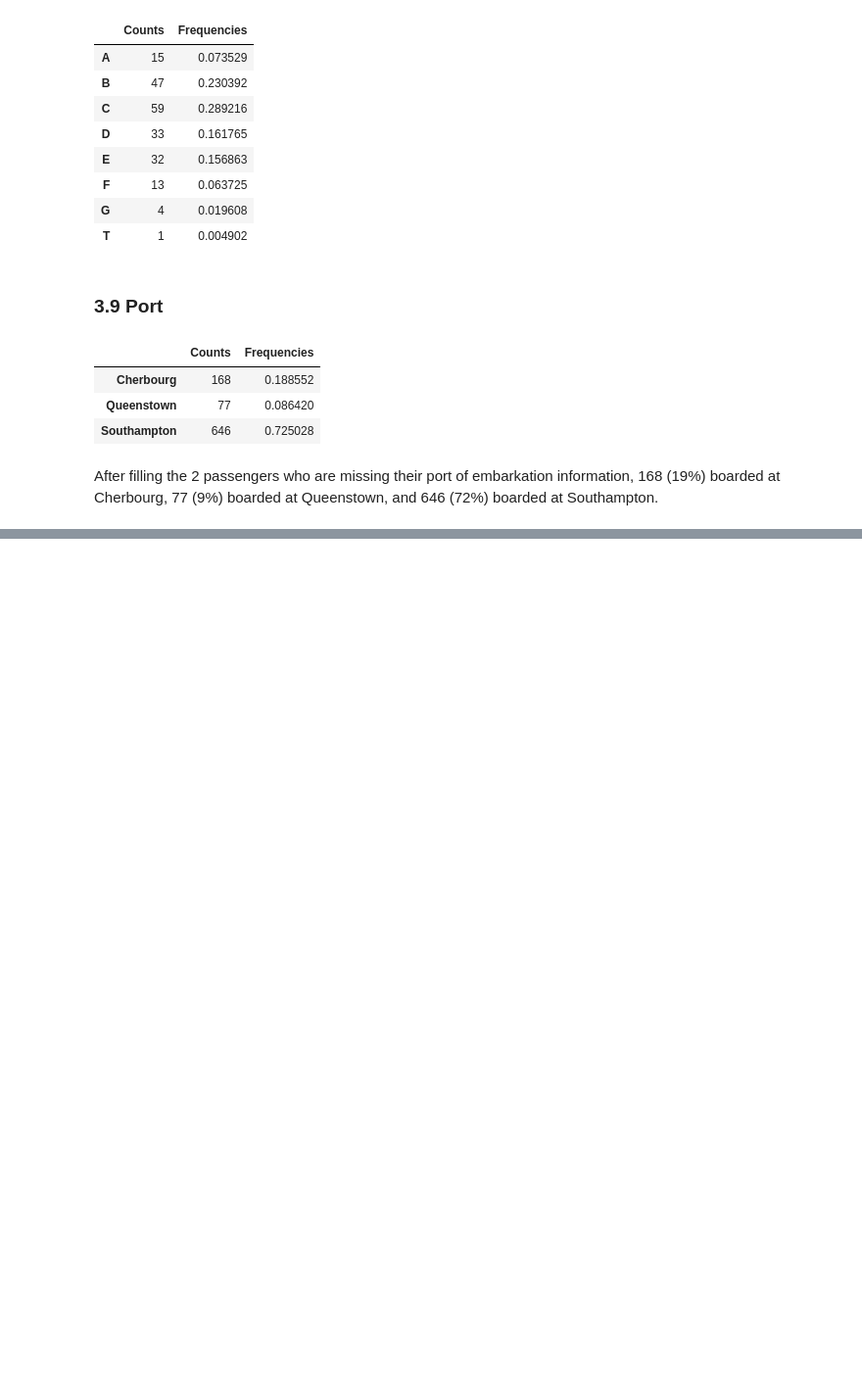
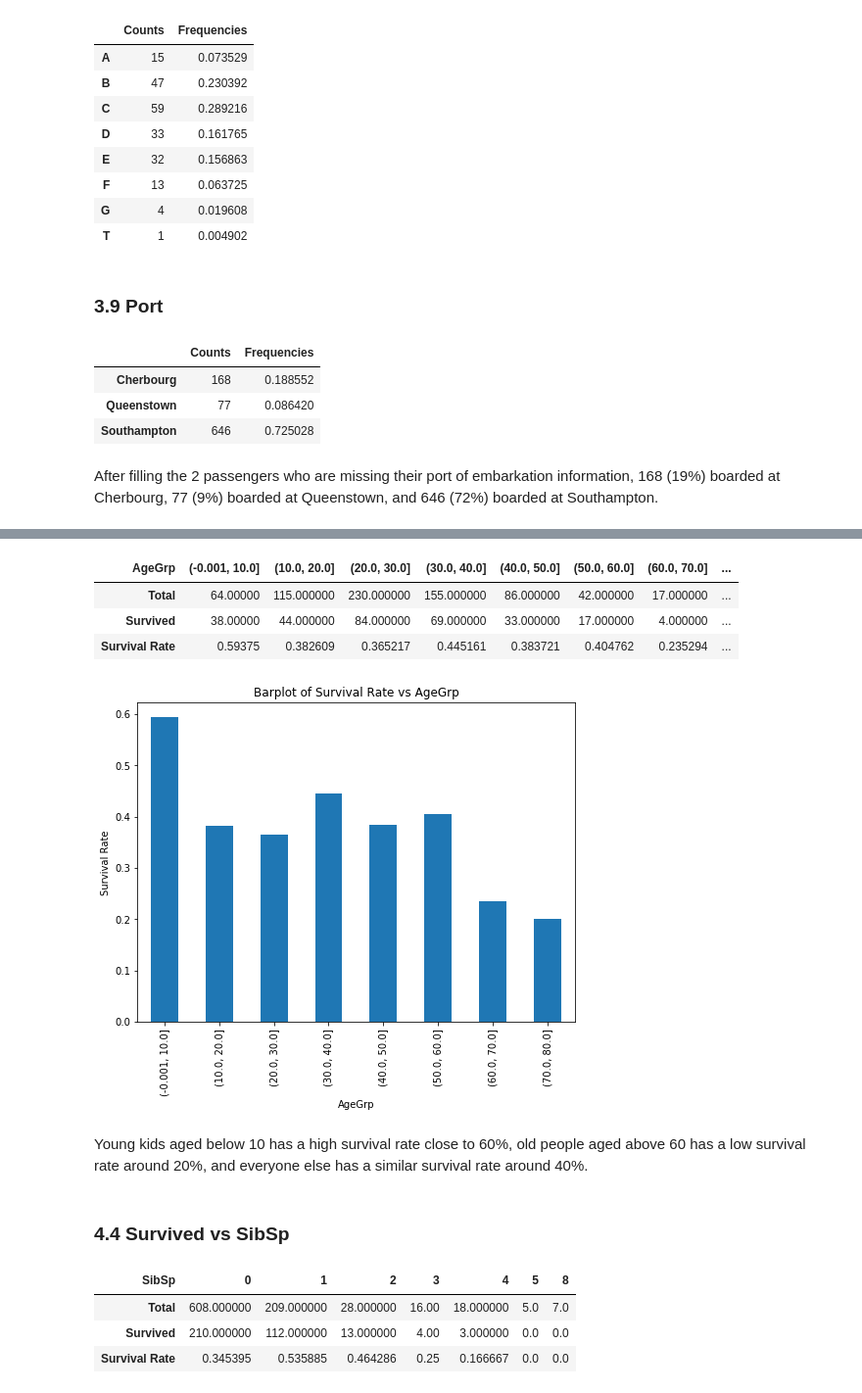
Before and after one commit to Zhenmao/udacity-dand-p2-investigate-a-dataset, a Jupyter notebook: udacity-dand-p2-investigate-a-dataset.ipynb, the cells around one changed output, grey strips where cells are left out. Shown at 98% size. Drawn from its saved outputs; the diff is of its cells as text; code cells hidden in the pictures; blank space fills up the shorter version.

```diff
--- a/udacity-dand-p2-investigate-a-dataset.ipynb
+++ b/udacity-dand-p2-investigate-a-dataset.ipynb
@@ -392,0 +481,24 @@ After filling the 2 passengers who are missing their port of embarkation informa
+# %%
+survival_by_age_df = survival_by('AgeGrp')
+survival_by_age_df
+# %% [output]
+| AgeGrp | (-0.001, 10.0] | (10.0, 20.0] | (20.0, 30.0] | (30.0, 40.0] | (40.0, 50.0] | (50.0, 60.0] | (60.0, 70.0] | ... |
+| Total | 64.00000 | 115.000000 | 230.000000 | 155.000000 | 86.000000 | 42.000000 | 17.000000 | ... |
+| Survived | 38.00000 | 44.000000 | 84.000000 | 69.000000 | 33.000000 | 17.000000 | 4.000000 | ... |
+| Survival Rate | 0.59375 | 0.382609 | 0.365217 | 0.445161 | 0.383721 | 0.404762 | 0.235294 | ... |
+# %%
+survival_by_plot(survival_by_age_df)
+# %% [output]
+[figure, added]
+# %% [markdown]
+Young kids aged below 10 has a high survival rate close to 60%, old people aged above 60 has a low survival rate around 20%, and everyone else has a similar survival rate around 40%.
+# %% [markdown]
+### 4.4 Survived vs SibSp
+# %%
+survival_by_sibsp_df = survival_by('SibSp')
+survival_by_sibsp_df
+# %% [output]
+| SibSp | 0 | 1 | 2 | 3 | 4 | 5 | 8 |
+| Total | 608.000000 | 209.000000 | 28.000000 | 16.00 | 18.000000 | 5.0 | 7.0 |
+| Survived | 210.000000 | 112.000000 | 13.000000 | 4.00 | 3.000000 | 0.0 | 0.0 |
+| Survival Rate | 0.345395 | 0.535885 | 0.464286 | 0.25 | 0.166667 | 0.0 | 0.0 |
```
Also changed, not shown: parts of 26 cells of this notebook.
